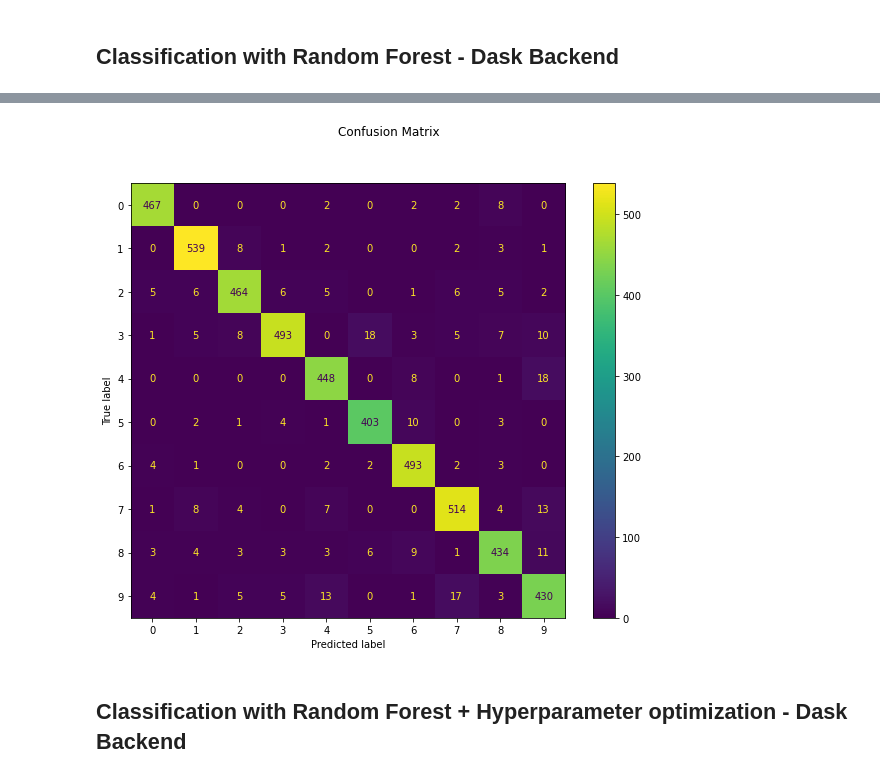
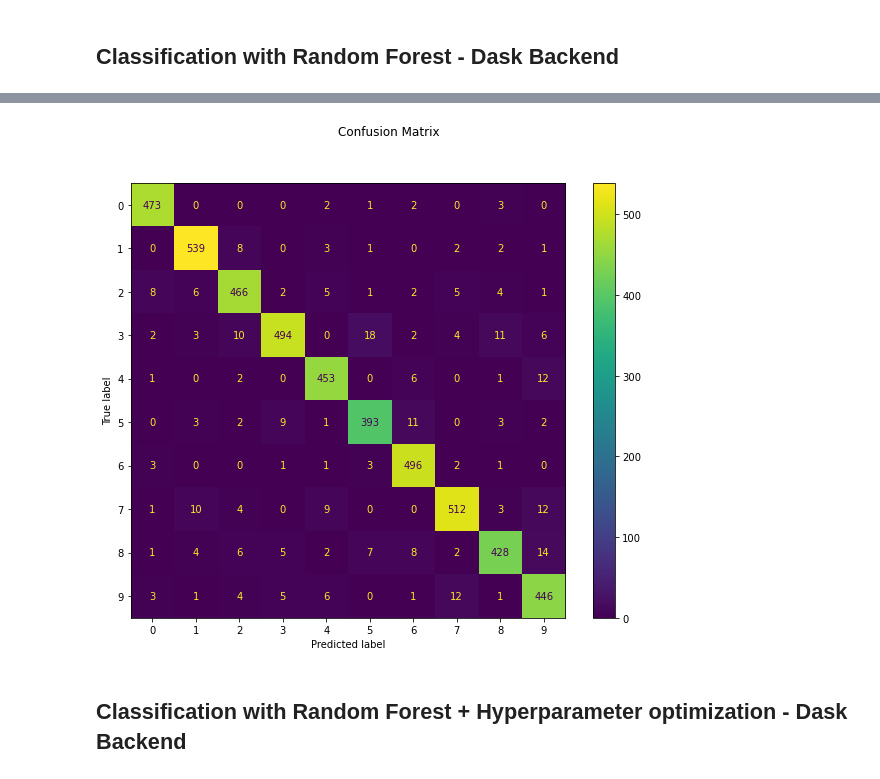
Before and after one commit to dddlab/dask-examples, a Jupyter notebook: book-material-dask.ipynb, the cells around one changed output, grey strips where cells are left out. Saved outputs shown, nothing was run; the diff lists cells and outputs as text; code cells hidden in the pictures.

```diff
--- a/book-material-dask.ipynb
+++ b/book-material-dask.ipynb
@@ -62,0 +67,7 @@ plot_digits(X_train, y_train, 10)
+# %%
+from sklearn.ensemble import RandomForestClassifier
+from sklearn.metrics import ConfusionMatrixDisplay
+
+
+est = dict()  # estimators
+pred = dict() # predictions
@@ -62,0 +76,10 @@ plot_digits(X_train, y_train, 10)
+# %%
+est['rf-skl'] = RandomForestClassifier()
+%time est['rf-skl'].fit(X_train, y_train)
+pred['rf-skl'] = est['rf-skl'].predict(X_test)
+
+print(
+    'Out of sample prediction accuracy:',
+    (pred['rf-skl'] == y_test).mean().compute(),
+    '%'
+    )
@@ -114,0 +130,14 @@ Wall time: 4.22 s
+# %%
+with parallel_backend('dask'):
+
+    est['rf-dask'] = RandomForestClassifier()
+
+    %time est['rf-dask'].fit(X_train, y_train)
+
+    pred['rf-dask'] = est['rf-dask'].predict(X_test)
+
+print(
+    'Out of sample prediction accuracy:',
+    (pred['rf-dask'] == y_test).mean().compute(),
+    '%'
+    )
@@ -115,10 +148,10 @@ Wall time: 4.22 s
 # %%
 from sklearn.metrics import ConfusionMatrixDisplay
 
-disp = ConfusionMatrixDisplay.from_predictions(y_test, yhat_test['RandomForestDask'])
+disp = ConfusionMatrixDisplay.from_predictions(y_test, pred['rf-dask'])
 disp.figure_.suptitle("Confusion Matrix")
 disp.figure_.set_size_inches((10, 8))
 # %% [output]
-[figure, old version]
+[figure, new version]
 # %% [markdown]
 ## Classification with Random Forest + Hyperparameter optimization - Dask Backend
```
Also changed, not shown: parts of 33 cells of this notebook.
